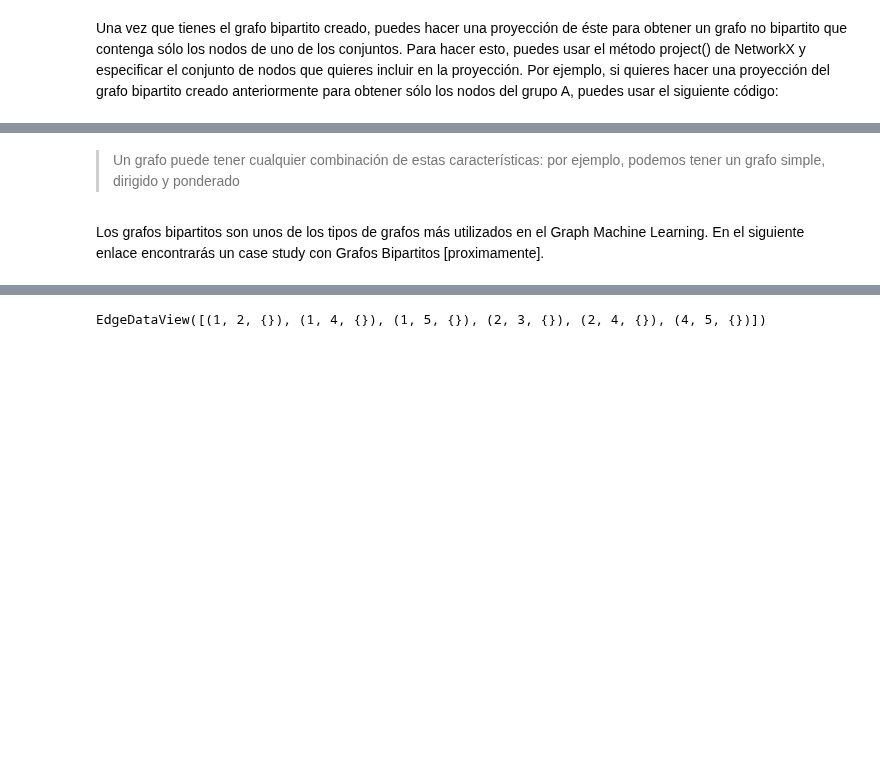
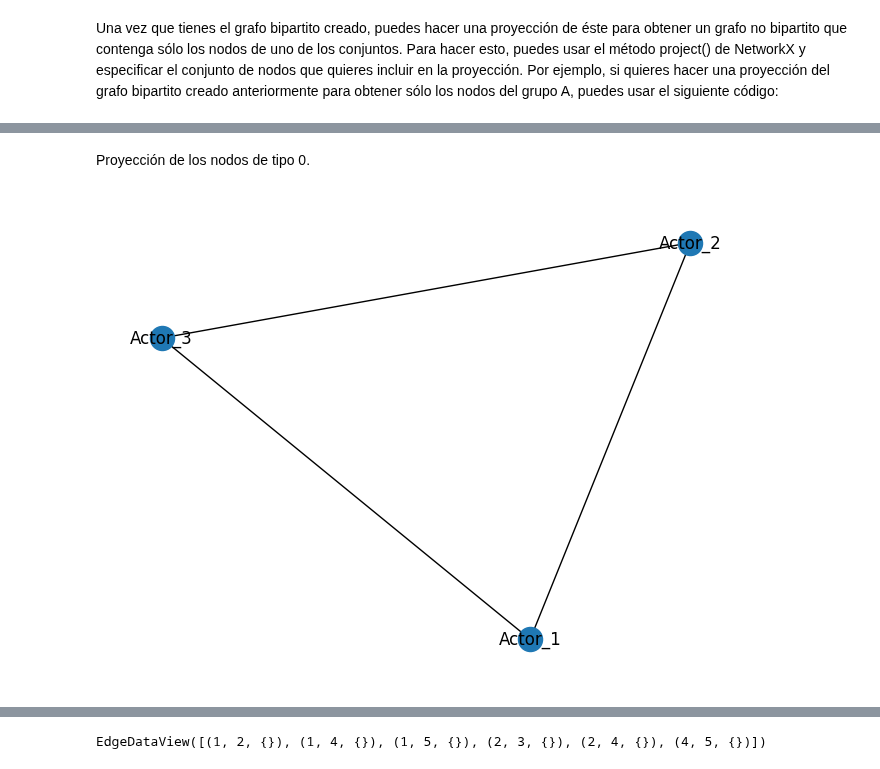
Before and after one commit to FernandoCarazoMelo/network-science, a Jupyter notebook: documentos/Parte1-grafos.ipynb, the cells around one changed output, grey strips where cells are left out. Cells and saved outputs as stored; diff of their text form; code cells hidden in the pictures; blank space fills up the shorter version.

```diff
--- a/documentos/Parte1-grafos.ipynb
+++ b/documentos/Parte1-grafos.ipynb
@@ -630,6 +636,3 @@ En el código anterior se está usando la función spring_layout para posicionar
 Finalmente, se usa plt.show() para mostrar el gráfico resultante.
 # %% [markdown]
 Una vez que tienes el grafo bipartito creado, puedes hacer una proyección de éste para obtener un grafo no bipartito que contenga sólo los nodos de uno de los conjuntos. Para hacer esto, puedes usar el método project() de NetworkX y especificar el conjunto de nodos que quieres incluir en la proyección. Por ejemplo, si quieres hacer una proyección del grafo bipartito creado anteriormente para obtener sólo los nodos del grupo A, puedes usar el siguiente código:
-# %%
-# Hacer una proyección del grafo bipartito para obtener sólo los nodos del grupo A
-A = nx.bipartite.projected_graph(B, ["A1", "A2", "A3"])
@@ -639,4 +639,25 @@ A = nx.bipartite.projected_graph(B, ["A1", "A2", "A3"])
-# %% [markdown]
-> Un grafo puede tener cualquier combinación de estas características: por ejemplo, podemos tener un grafo simple, dirigido y ponderado
-# %% [markdown]
-Los grafos bipartitos son unos de los tipos de grafos más utilizados en el Graph Machine Learning. En el siguiente enlace encontrarás un case study con Grafos Bipartitos [proximamente].
+# %%
+def plot_proyection(G, bipartite):
+    """Función para dibujar una red proyectada.
+
+    Parameters
+    ----------
+    G : nx.Graph
+        Grafo original bipartito
+    bipartite : str
+        Tipo de biparticion
+    """
+
+    # Obtenemos los nodos del tipo correspondiente
+    nodes_bipartite = [n[0] for n in G.nodes(data=True) if n[1]["bipartite"] == bipartite]
+
+    # Hacer una proyección del grafo bipartito para obtener sólo los nodos del grupo A
+    A = nx.bipartite.projected_graph(G, nodes_bipartite)
+
+    nx.draw(A, with_labels=True)
+# %% [markdown]
+Proyección de los nodos de tipo 0.
+# %%
+plot_proyection(B,"Actores")
+# %% [output]
+[figure, added]
```
Also changed, not shown: parts of 55 cells of this notebook.
